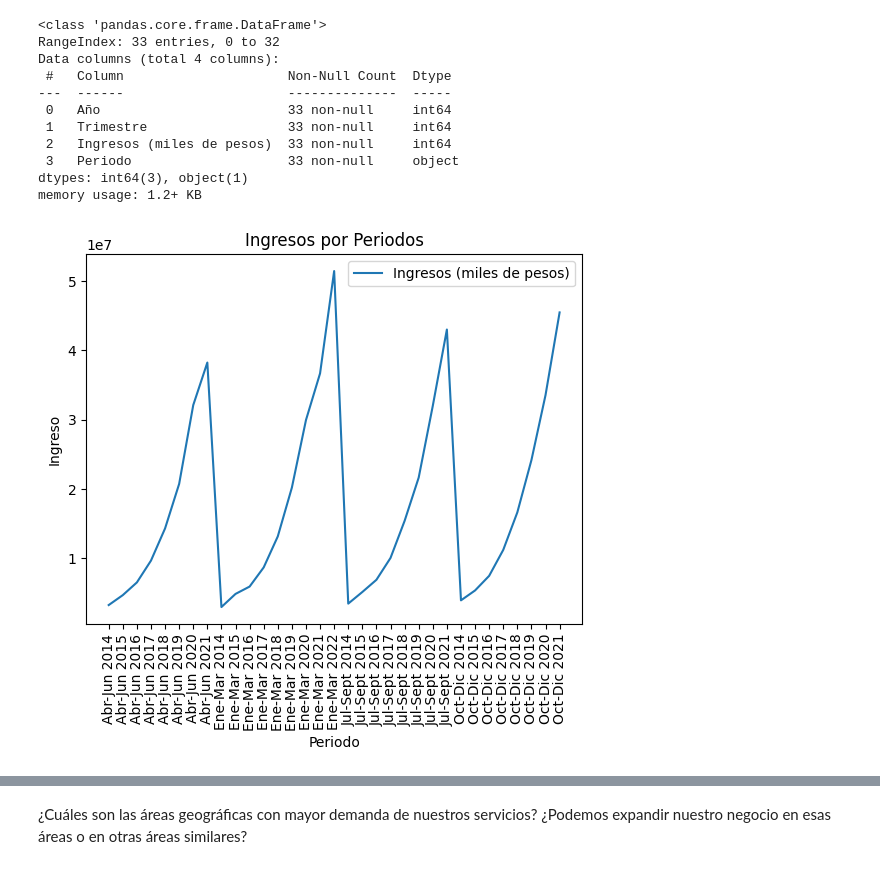
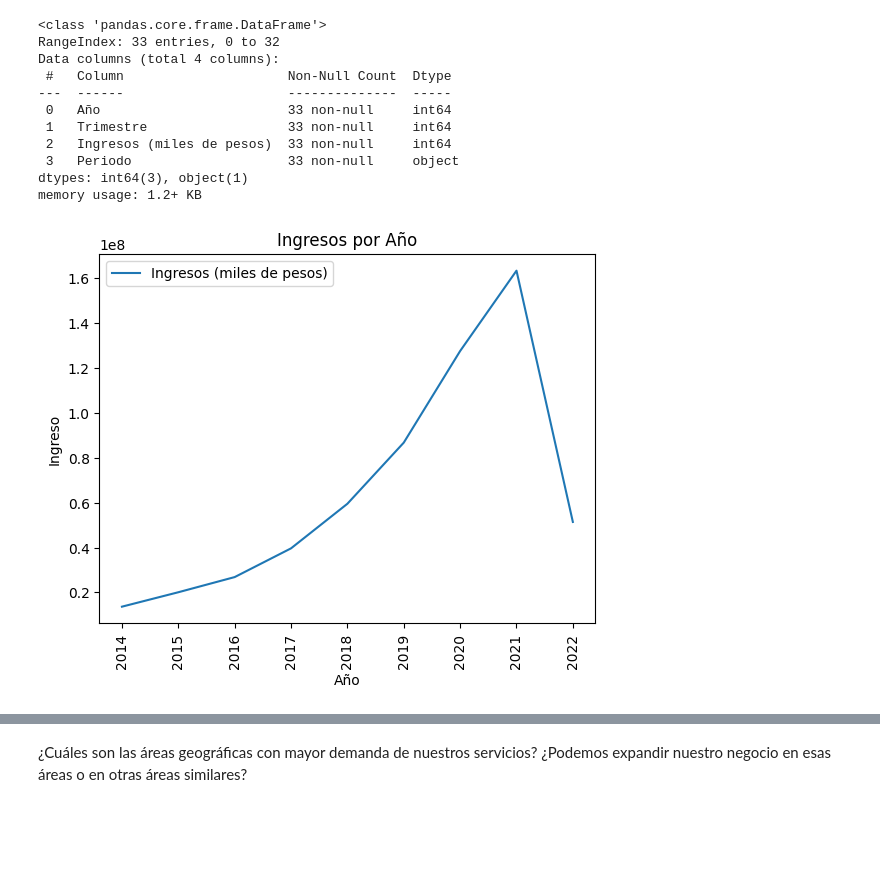
Before and after one commit to AlbaCastillo/Telecommunications-Data-Analyst, a Jupyter notebook: EDA_Telecomunicaciones.ipynb, the cells around one changed output, grey strips where cells are left out. Drawn from its saved outputs; the diff is of its cells as text; code cells hidden in the pictures; blank space fills up the shorter version.

```diff
--- a/EDA_Telecomunicaciones.ipynb
+++ b/EDA_Telecomunicaciones.ipynb
@@ -582,22 +602,0 @@ plt.show()
-# %%
-# Agrupar los datos por año y sumarlos para cada tecnología de acceso
-df_grouped = Serie_trimestral_accesos_Internet_fijo_por_tecnología.groupby('Año').sum()[['ADSL', 'Cablemodem', 'Fibra óptica', 'Wireless', 'Otros']]
-
-# Crear una gráfica de línea con diferentes colores para cada tecnología
-fig, ax = plt.subplots()
-
-for tecnologia in df_grouped.columns:
-    ax.plot(df_grouped.index, df_grouped[tecnologia], label=tecnologia)
-
-# Establecer los títulos de la gráfica y los ejes
-plt.title('Accesos a Internet Fijo por Tecnología y Año')
-plt.xlabel('Año')
-plt.ylabel('Número de Accesos')
-
-# Establecer los ticks y la rotación del eje x
-ax.set_xticks(df_grouped.index)
-ax.tick_params(axis='x', rotation=90)
-
-# Añadir la leyenda y mostrar la gráfica
-ax.legend()
-plt.show()
@@ -651,25 +718,21 @@ dtypes: int64(3), object(1)
 memory usage: 1.2+ KB
 # %%
 # Agrupar los datos por periodo y sumarlos para cada tecnología de acceso
-df_grouped = Ingresos_trimestrales_prestación_servicio_Internet_fijo.groupby('Periodo').sum()[['Ingresos (miles de pesos)']]
+df_grouped = Ingresos_trimestrales_prestación_servicio_Internet_fijo.groupby('Año').sum()[['Ingresos (miles de pesos)']]
 
-# Crear una gráfica de línea con diferentes colores para cada tecnología
 fig, ax = plt.subplots()
 
 for tecnologia in df_grouped.columns:
     ax.plot(df_grouped.index, df_grouped[tecnologia], label=tecnologia)
 
-# Establecer los títulos de la gráfica y los ejes
-plt.title('Ingresos por Periodos')
-plt.xlabel('Periodo')
+plt.title('Ingresos por Año')
+plt.xlabel('Año')
 plt.ylabel('Ingreso')
 
-# Establecer los ticks y la rotación del eje x
 ax.set_xticks(df_grouped.index)
 ax.tick_params(axis='x', rotation=90)
 
-# Añadir la leyenda y mostrar la gráfica
 ax.legend()
 plt.show()
 # %% [output]
-[figure, old version]
+[figure, new version]
```
Also changed, not shown: parts of 21 cells of this notebook.
